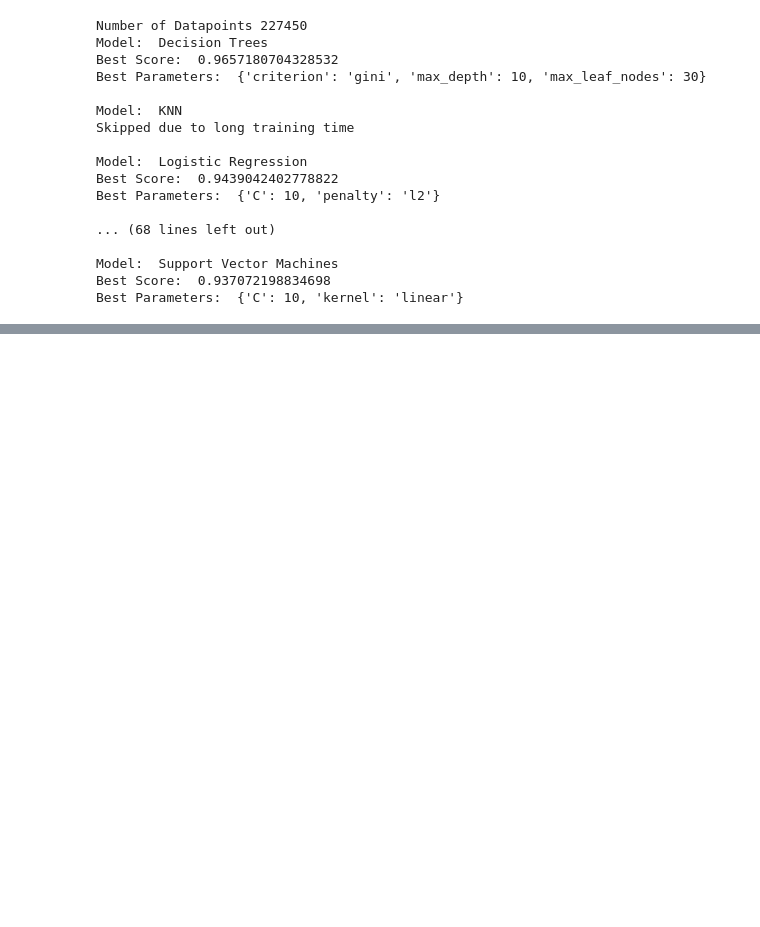
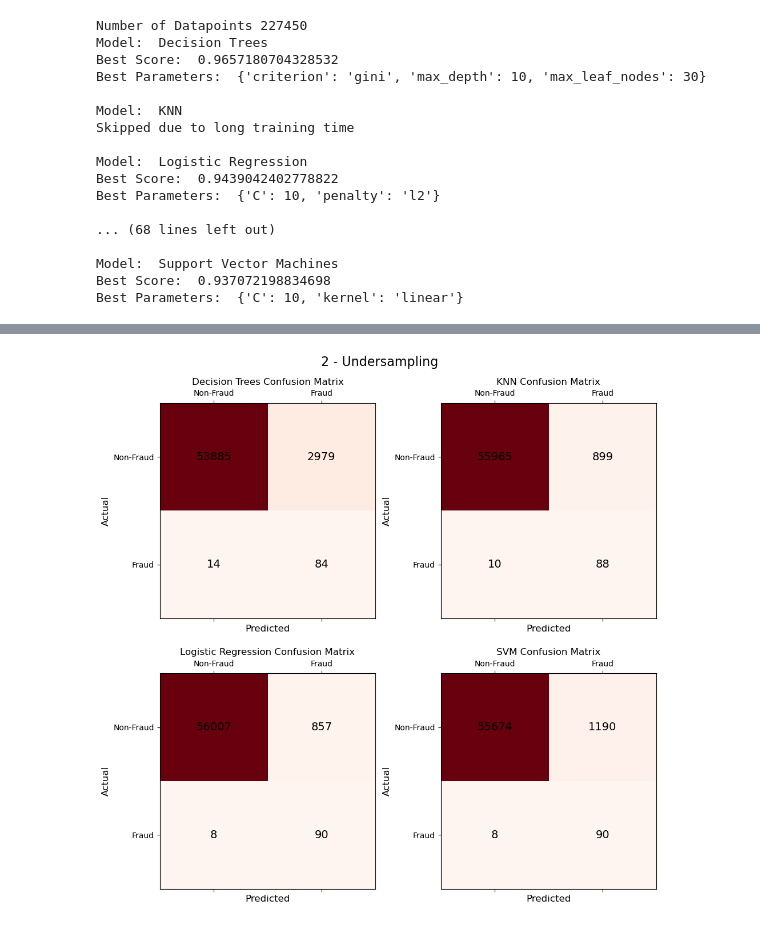
Before and after one commit to iaheung/credit_card_fraud_analysis, a Jupyter notebook: model_training.ipynb, the cells around one changed output, grey strips where cells are left out. Saved outputs shown, nothing was run; the diff lists cells and outputs as text; code cells hidden in the pictures; blank space fills up the shorter version.

```diff
--- a/model_training.ipynb
+++ b/model_training.ipynb
@@ -470,0 +608,4 @@ for i in range(len(results_5)):
+# %%
+plot_confusion_matrix(ypreds_2, '2 - Undersampling', 4)
+# %% [output]
+[figure, added]
```
Also changed, not shown: parts of 47 cells of this notebook.
